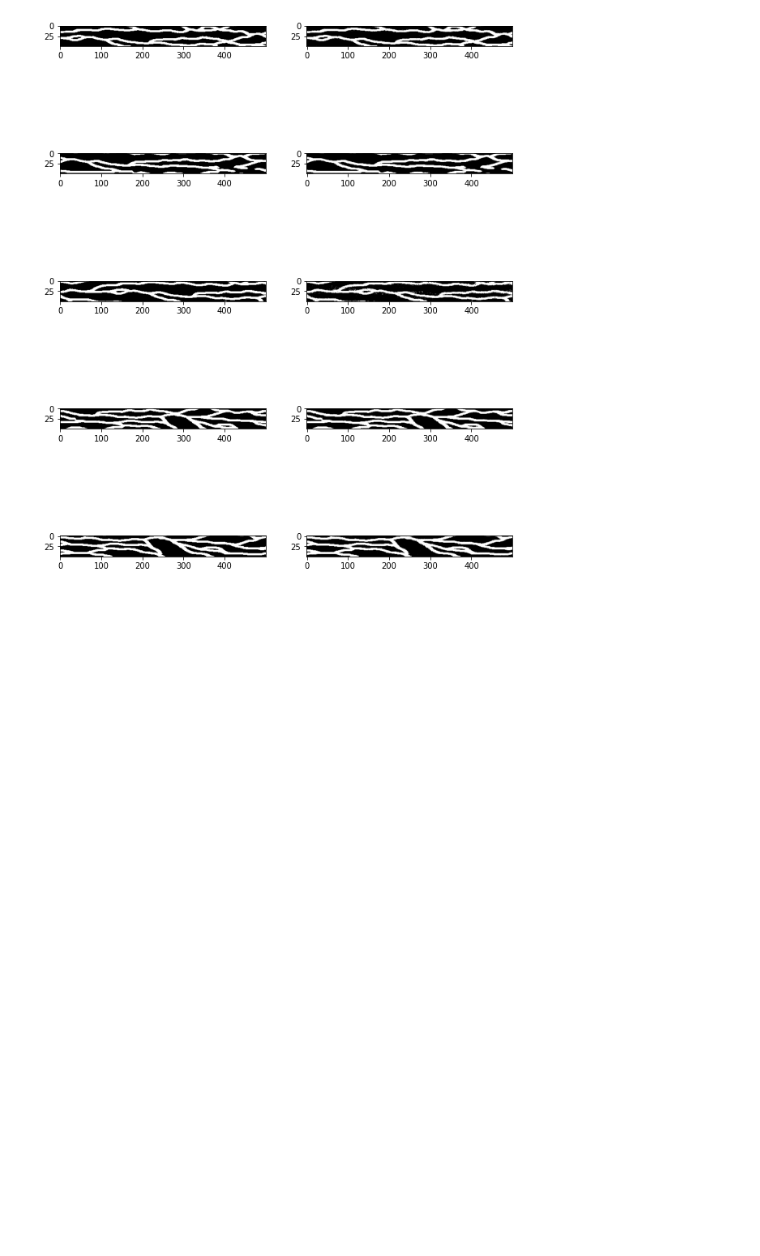
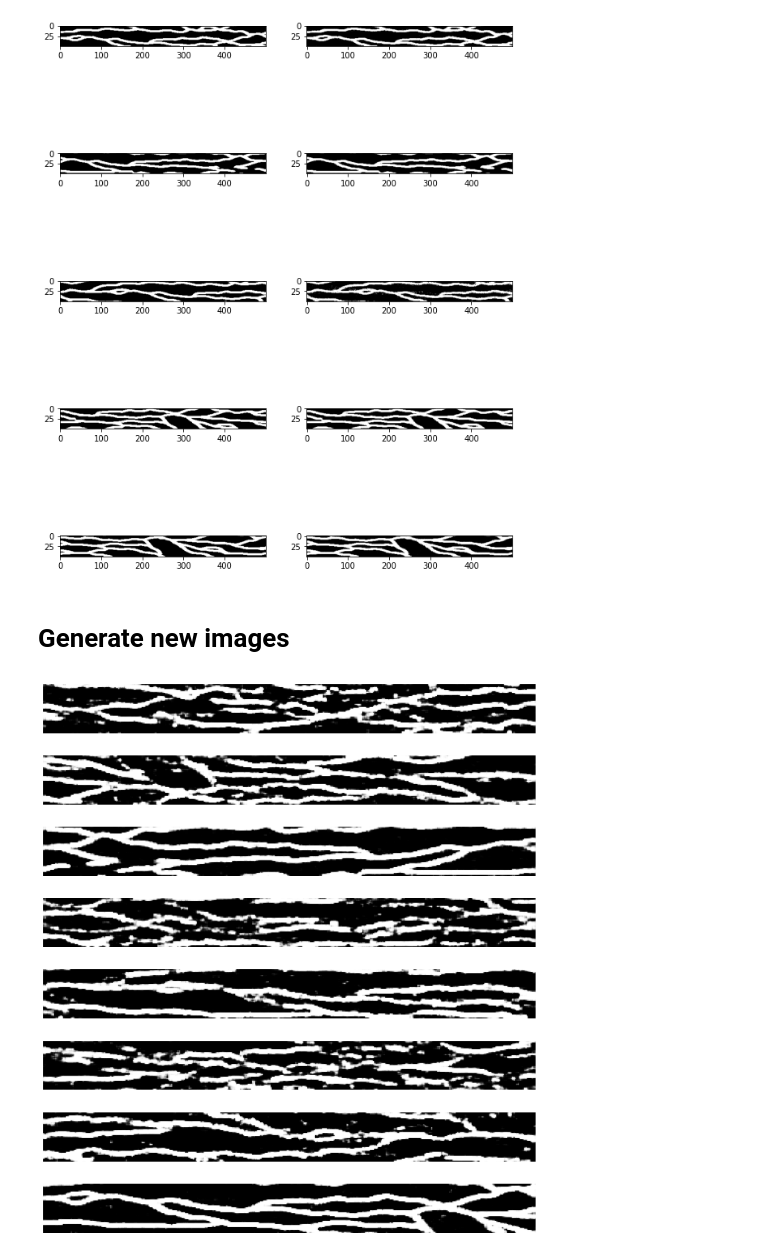
Before and after one commit to lamd91/VAE_DA, a Jupyter notebook: VAE_MPS.ipynb, the cells around one changed output. Cells and saved outputs as stored; diff of their text form; code cells hidden in the pictures; blank space fills up the shorter version.

```diff
--- a/VAE_MPS.ipynb
+++ b/VAE_MPS.ipynb
@@ -725,3 +739,21 @@ Compare some images from the validation set with the images predicted from the t
 show_original_reconstructed_images(new_vae, val_generator)
 # %% [output]
 [figure]
+# %% [markdown]
+# Generate new images
+# %%
+# Generate random vector as test input to the decoder
+test_input = tf.random.normal(shape=[8, LATENT_DIM])
+
+# Generate images from the test input
+predictions = new_vae.decoder.predict(test_input)
+
+# plot the results
+fig = plt.figure(figsize=(12, 14))
+
+for i in range(predictions.shape[0]):
+    plt.subplot(8, 1, i + 1)
+    plt.imshow(predictions[i, :, :, 0], cmap='gray')
+    plt.axis('off')
+# %% [output]
+[figure, added]
```
Also changed, not shown: parts of 15 cells of this notebook.
